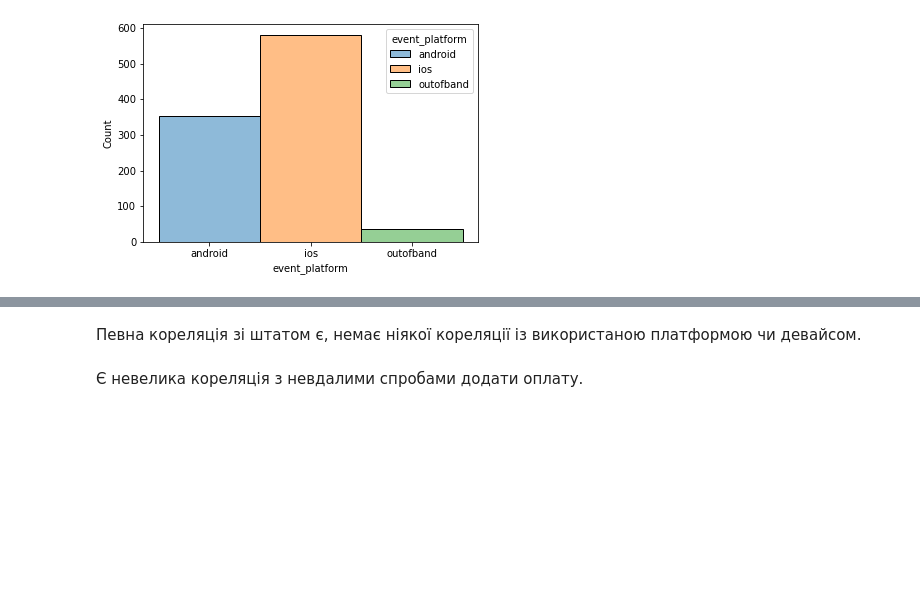
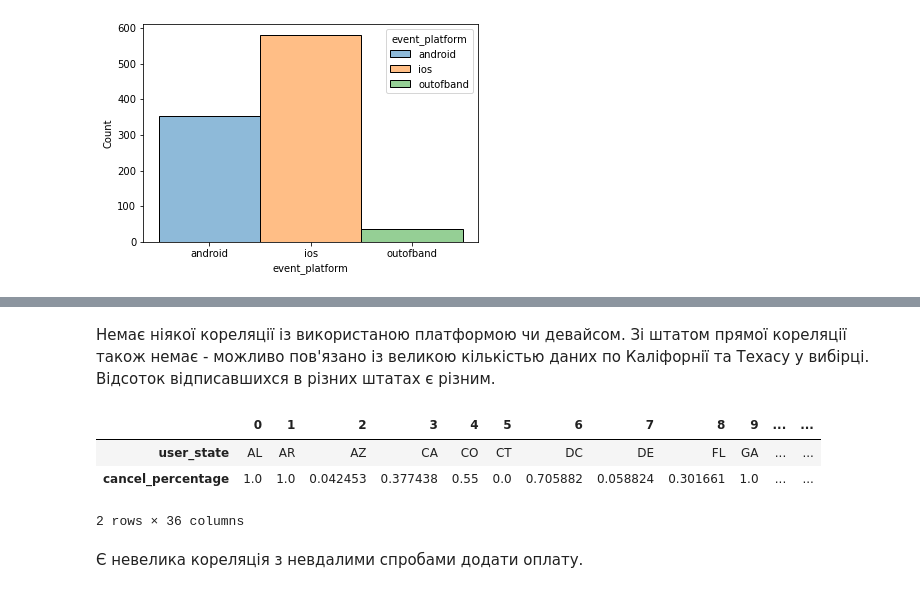
Before and after one commit to ZheZheDoshka/int20h_cryptomonks, a Jupyter notebook: visualization.ipynb, the cells around one changed output, grey strips where cells are left out. Cells and saved outputs as stored; diff of their text form; code cells hidden in the pictures; blank space fills up the shorter version.

```diff
--- a/visualization.ipynb
+++ b/visualization.ipynb
@@ -83,5 +88,15 @@ plt.show()
 # %% [markdown]
-Певна кореляція зі штатом є, немає ніякої кореляції із використаною платформою чи девайсом.
+Немає ніякої кореляції із використаною платформою чи девайсом. Зі штатом прямої кореляції також немає - можливо пов'язано із великою кількістью даних по Каліфорнії та Техасу у вибірці. Відсоток відписавшихся в різних штатах є різним.
+# %%
+df_state = createdf("csv//feature_per_state.csv")
+# %%
+
+df_state[["user_state", "cancel_percentage"]].transpose()
+# %% [output]
+|  | 0 | 1 | 2 | 3 | 4 | 5 | 6 | 7 | 8 | 9 | ... | ... |
+| user_state | AL | AR | AZ | CA | CO | CT | DC | DE | FL | GA | ... | ... |
+| cancel_percentage | 1.0 | 1.0 | 0.042453 | 0.377438 | 0.55 | 0.0 | 0.705882 | 0.058824 | 0.301661 | 1.0 | ... | ... |
+2 rows × 36 columns
 # %%
 df_date = createdf("csv//event_and_date_data.csv")
 # %%
```
Also changed, not shown: parts of 53 cells of this notebook, 3 other files.
